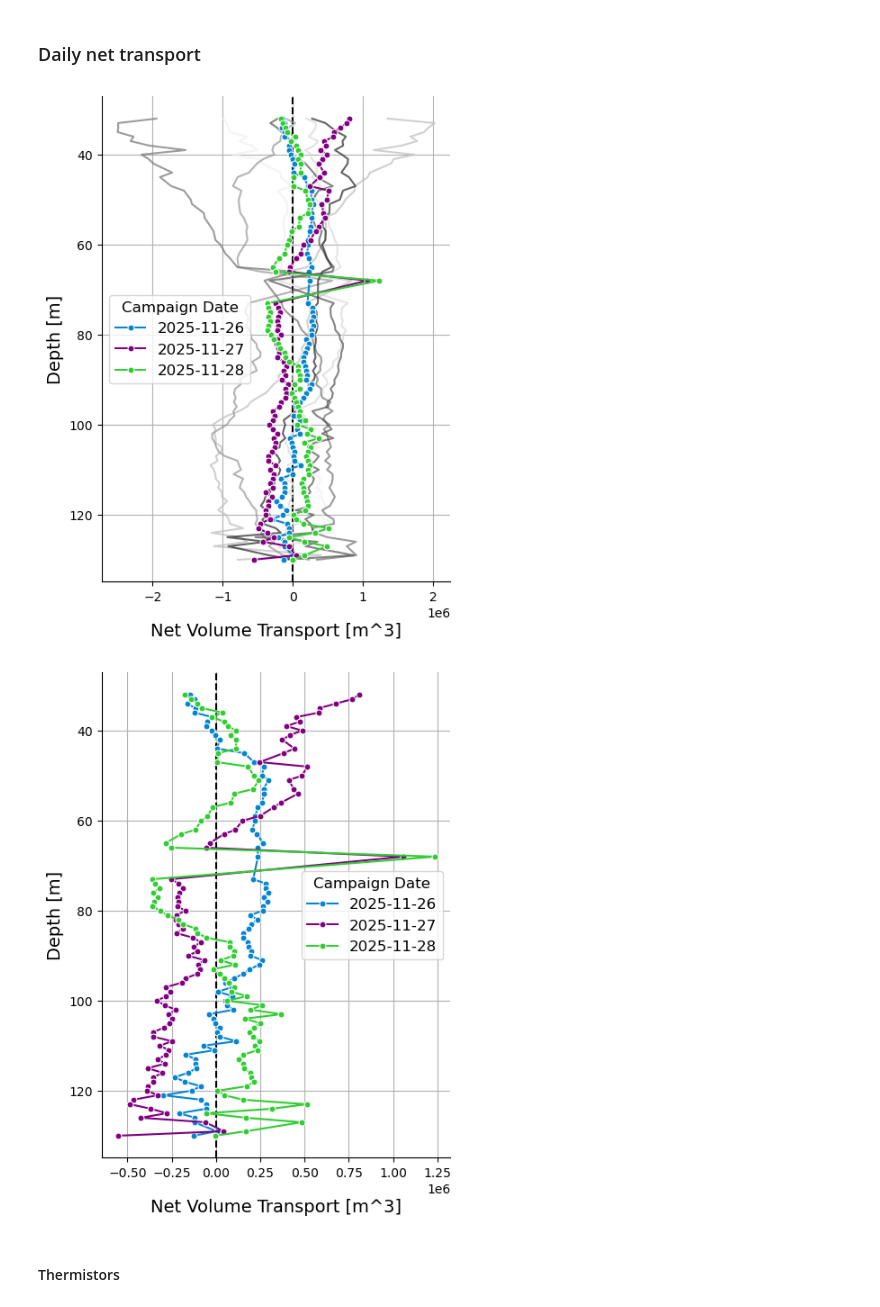
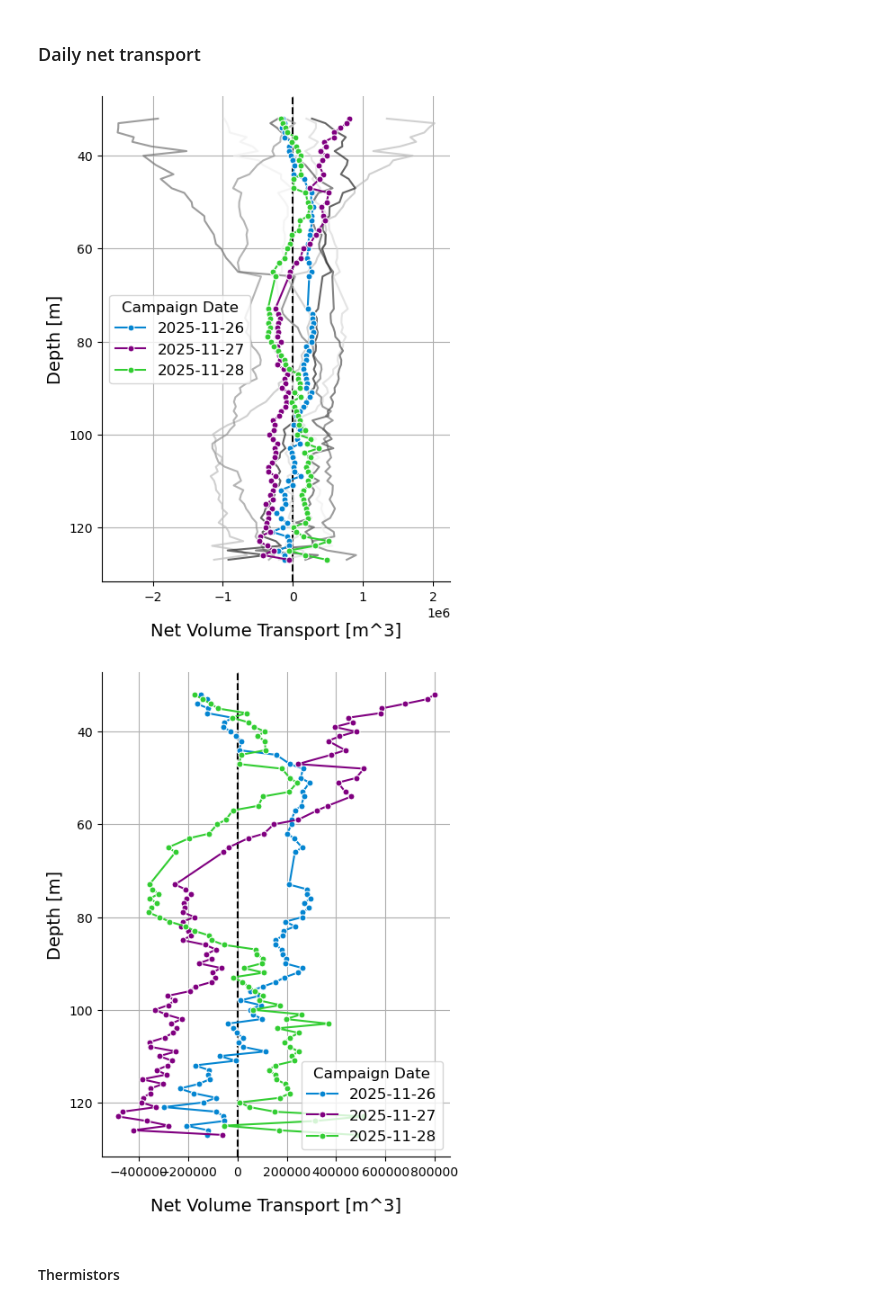
Before and after one commit to hherrema/eawag, a Jupyter notebook: presentations/osm/osm_2026.ipynb, the cells around one changed output. Saved outputs shown, nothing was run; the diff lists cells and outputs as text; code cells hidden in the pictures.

```diff
--- a/presentations/osm/osm_2026.ipynb
+++ b/presentations/osm/osm_2026.ipynb
@@ -79,6 +79,10 @@ ds_combined = ds_combined.groupby('range').mean()
 gap = np.arange(69, 73)
 full_range = np.sort(np.concatenate([ds_combined.range.values, gap]))
 ds_full = ds_combined.reindex(range=full_range)
+
+# drop range bins with dubious data
+bad_ranges = [68, 128, 129, 130]
+ds_full = ds_full.drop_sel(range=bad_ranges)
 # %% [output]
 Reading file Q:/Messdaten/Aphys_Hypothesis_data/Zugersee/2026/Mooring/20260114/LZC/L0\12U8315.000 ...
 
@@ -165,7 +172,7 @@ plot_velocity_ts(u_orth, v_orth)
 # %% [markdown]
 ### Daily net transport
 # %%
-def plot_daily_net_transport(transport_day, df_avg=None):
+def plot_daily_net_transport(transport_day, df_avg=None, save=False, gallery_file=None):
     fig, ax = plt.subplots(figsize=(5, 7))
     palette = ['xkcd:cerulean', 'purple', 'limegreen']
 
@@ -187,6 +194,8 @@ def plot_daily_net_transport(transport_day, df_avg=None):
     ax.grid(True)
 
     ax.legend(title='Campaign Date', fontsize=12, title_fontsize=12)
+    if save:
+        plt.savefig(f'../gallery/osm/2026/{gallery_file}.svg', bbox_inches='tight')
     plt.show()
 # %%
 flux_data = []
@@ -316,6 +329,10 @@ ds_combined = ds_combined.groupby('range').mean()
 gap = np.arange(69, 73)
 full_range = np.sort(np.concatenate([ds_combined.range.values, gap]))
 ds_full = ds_combined.reindex(range=full_range)
+
+# drop range bins with dubious data
+bad_ranges = [68, 128, 129, 130]
+ds_full = ds_full.drop_sel(range=bad_ranges)
 # %% [output]
 Reading file Q:/Messdaten/Aphys_Hypothesis_data/Zugersee/2026/Mooring/20260114/LZC/L0\12U8315.000 ...
 
@@ -390,13 +407,13 @@ transport_day3 = ewg.lakes.net_volume_transport(ds_flux.sel(time=slice('2025-11-
 transport_day3['day'] = '2025-11-28'
 transport_day = pd.concat([transport_day1, transport_day2, transport_day3], ignore_index=True)
 # %%
-plot_daily_net_transport(transport_day, df_avg)
+plot_daily_net_transport(transport_day, df_avg, True, 'net_transport_nov')
 # %% [output]
-[figure, old version]
+[figure, new version]
 # %%
-plot_daily_net_transport(transport_day)
+plot_daily_net_transport(transport_day, save=True, gallery_file='net_transport_nov2')
 # %% [output]
-[figure, old version]
+[figure, new version]
 # %% [markdown]
 #### Thermistors
 # %%
```
Also changed, not shown: parts of 17 cells of this notebook.
